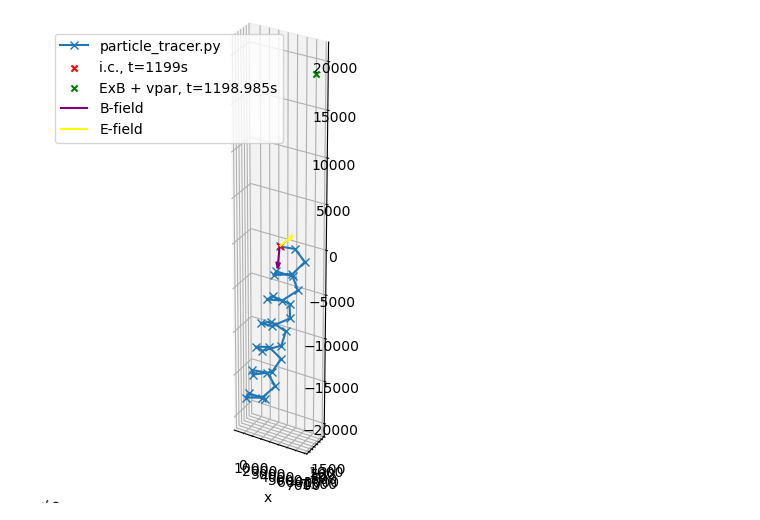
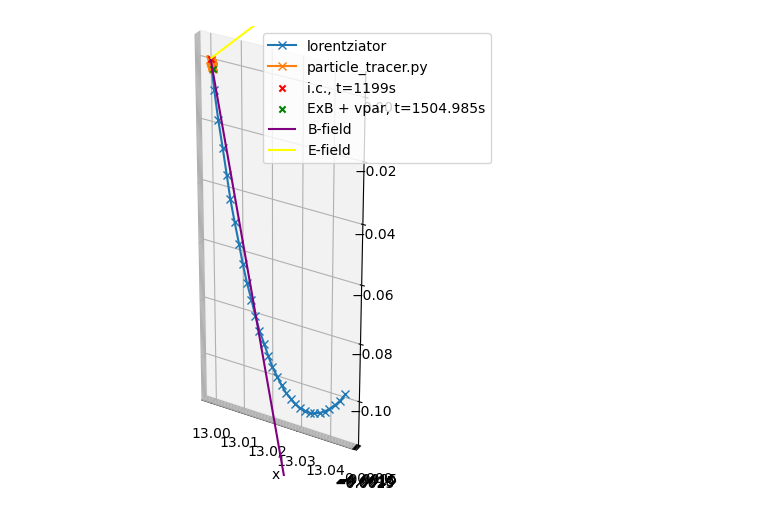
Before and after one commit to kostahoraites/carrington, a Jupyter notebook: magnetosheath/particle_tracers_comparison.ipynb, the cells around one changed output. Saved outputs shown, nothing was run; the diff lists cells and outputs as text; code cells hidden in the pictures.

```diff
--- a/magnetosheath/particle_tracers_comparison.ipynb
+++ b/magnetosheath/particle_tracers_comparison.ipynb
@@ -93,11 +79,19 @@ for ti in range(start_ti, end_ti+1):
     print(ti)
     #p = ptrReader.read_ptr_file('/wrk-vakka/users/horakons/carrington/data/lorentziator/electron/EGI_1199_1198.9/population.{}.ptr'.format(str(ti).zfill(7)))
     #p = ptrReader.read_ptr_file('/wrk-vakka/users/horakons/carrington/data/lorentziator/electron/EGI_1199_1198.9_x19RE/population.{}.ptr'.format(str(ti).zfill(7)))
-    #xl[:,:,ti,:] = p.pos().reshape([nv,nv,3])   # shape (nv^2, 3) -> (nv,nv,3)
+    #xl[:,:,ti,:] = p.pos().reshape([nv,nv,3])/R_E   # shape (nv^2, 3) -> (nv,nv,3)
     #vl[:,:,ti,:] = p.vel().reshape([nv,nv,3])   # shape (nv^2, 3) -> (nv,nv,3)
-    x2,y2,z2,vx2,vy2,vz2 = ptrReader.read_ptr2_file('/wrk-vakka/users/kpapadak/tracer/test_run/population.{}.ptr2'.format(str(ti).zfill(7)))
+    #
+    #x2,y2,z2,vx2,vy2,vz2 = ptrReader.read_ptr2_file('/wrk-vakka/users/kpapadak/tracer/test_run/population.{}.ptr2'.format(str(ti).zfill(7)))
+    x2,y2,z2,vx2,vy2,vz2 = ptrReader.read_ptr2_file('/wrk-vakka/users/kpapadak/tracer/tmp/population.{}.ptr2'.format(str(ti).zfill(7)))   # x=13RE, 1.5s, t_out = 5e-2
     xl[:,:,ti,0]=x2.reshape([nv,nv])/R_E; xl[:,:,ti,1]=y2.reshape([nv,nv])/R_E; xl[:,:,ti,2]=z2.reshape([nv,nv])/R_E
     vl[:,:,ti,0]=vx2.reshape([nv,nv]); vl[:,:,ti,1]=vy2.reshape([nv,nv]); vl[:,:,ti,2]=vz2.reshape([nv,nv])
+'''
+
+dct_l_fake = restore("/wrk-vakka/users/horakons/carrington/data/particle_tracer/f_liouville_test_EGI_1300_electron_nt_120000_x13.0_y0.0_z0.0_intptime1_odeint.pickle")
+xl = np.array(dct_l_fake["x"])/R_E
+vl = np.array(dct_l_fake["v"])
+'''
 # %% [output]
 0
 1
@@ -167,6 +182,6 @@ np.nanmax(gamma)
 # %%
 #xtest = np.array([-19, 0,0]) * R_E
-xtest =  x[i,j,0,:]      # i.c. @ i=4, j=4:  vpar=vperp=0
+xtest =  x[i,j,0,:]*R_E      # i.c. @ i=4, j=4:  vpar=vperp=0
 vg_v = vlsv.read_interpolated_variable('proton/vg_v', xtest)
 print(vg_v)
 print(vl[i, j, 0, :])
@@ -228,33 +247,33 @@ print(dx_ExB)
 '\ndx = x[i, j, nt-1, :] - x[i, j, 0, :]   # whole simulation delta x, particle_tracer.py \ndxl = xl[i, j, nt-1, :] - xl[i, j, 0, :] # "", Lorentziator\ndx_ExB = v_ExB * nt * dt\nprint(dx)\nprint(dxl) ...
 # %%
 fig = plt.figure()
-i=5; j = 7    # j=4 perpendicular velocity is in the proton (~ ExB drift) frame
+i=3; j = 3    # j=4 perpendicular velocity is in the proton (~ ExB drift) frame
 ax = fig.add_subplot(111, projection = '3d')
 nt_plot = 30
 inds = range(0,nt_plot+1,1)
-#ax.plot(xl[i,j,inds,0], xl[i,j,inds,1], xl[i,j,inds,2], marker = 'x', label = 'lorentziator')  # lorentziator
+ax.plot(xl[i,j,inds,0], xl[i,j,inds,1], xl[i,j,inds,2], marker = 'x', label = 'lorentziator')  # lorentziator
 ax.plot(x[i,j,inds,0], x[i,j,inds,1], x[i,j,inds,2], marker = 'x', label = 'particle_tracer.py')  # particle_tracer.py
-dx_ExB_plot = v_ExB * nt_plot * dt
-dx_vpar_i_plot = vpar_i[i, j, :] * nt_plot * dt
+dx_ExB_plot = v_ExB * nt_plot * dt / R_E
+dx_vpar_i_plot = vpar_i[i, j, :] * nt_plot * dt / R_E
 dx_plot = dx_ExB_plot + dx_vpar_i_plot
 x_f = x[i,j,inds[0],:] + dx_plot
 ax.scatter( x[i,j,0,0], x[i,j,0,1], x[i,j,0,2], marker = 'x', label = 'i.c., t=1199s', color = 'red')  # particle_tracer.py
 ax.scatter( x_f[0], x_f[1], x_f[2], marker = 'x', label = 'ExB + vpar, t={}s'.format(t_0+nt_plot*dt), color = 'green')  # particle_tracer.py
 ax.set_aspect('equal')
 #ax.scatter(*points.T[0], color = 'red')
 ax.set_xlabel('x')
 #plt.title(r'i.c. {}, t= {}, $x = [11.5, 0, 0] R_E$, $v_\parallel=v_\perp = 0$ '.format(run, t_0))
 #plt.title('expect 1 rotation every {} time steps'.format(t_e / np.abs(dt)))
-quiv_len = np.linalg.norm(x_f)/1e6*nt_plot
+quiv_len = 2e-1
 ax.quiver(x[i,j,inds[0],0], x[i,j,inds[0],1], x[i,j,inds[0],2],
           B_hat[0], B_hat[1], B_hat[2], length=quiv_len, normalize=True, color ='purple', label = 'B-field')
 ax.quiver(x[i,j,inds[0],0], x[i,j,inds[0],1], x[i,j,inds[0],2],
           E_hat[0], E_hat[1], E_hat[2], length=quiv_len, normalize=True, color ='yellow', label = 'E-field')
 plt.legend()
 plt.tight_layout()
 plt.show()
 # %% [output]
-[figure, old version]
+[figure, new version]
 # %%
 
 
```
Also changed, not shown: parts of 25 cells of this notebook, 30 other files.
